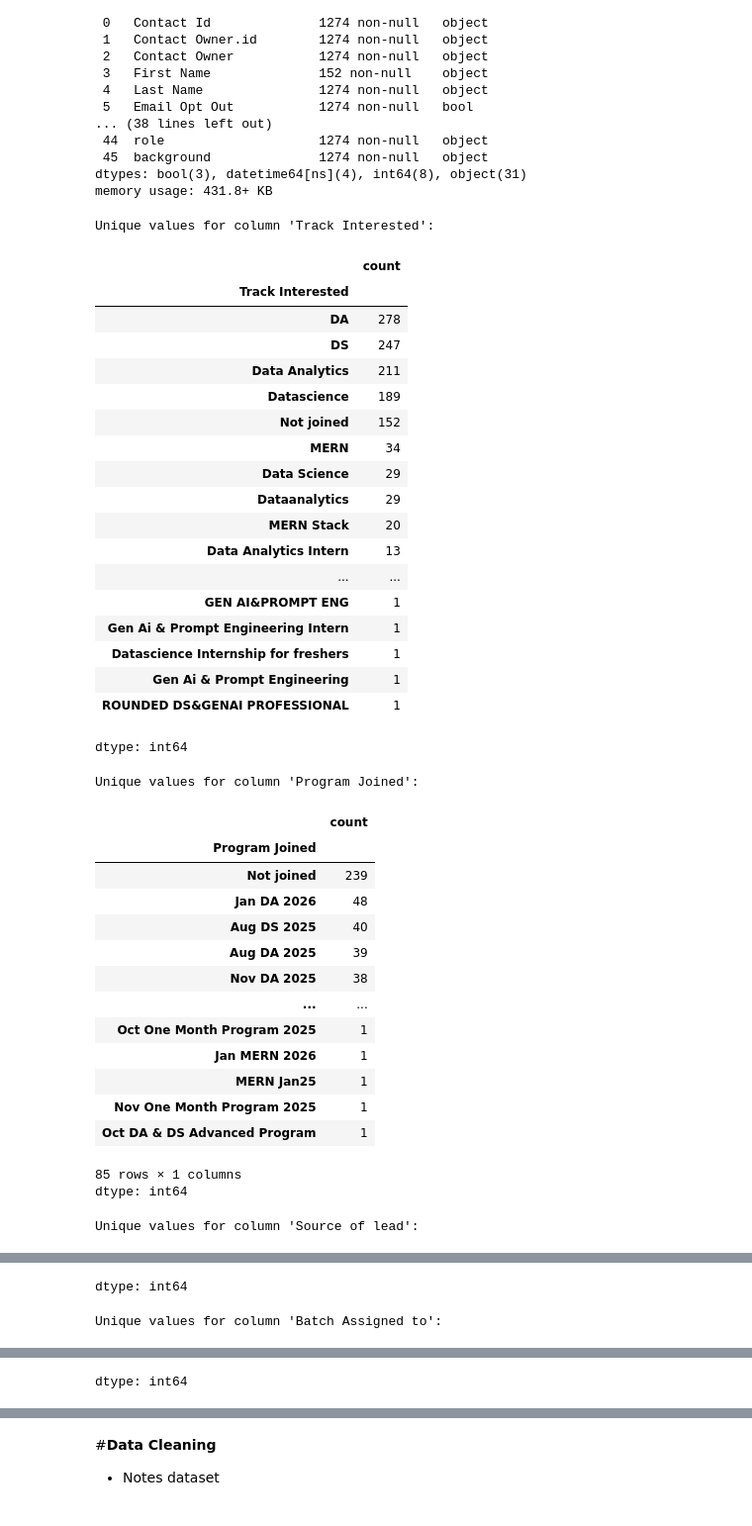
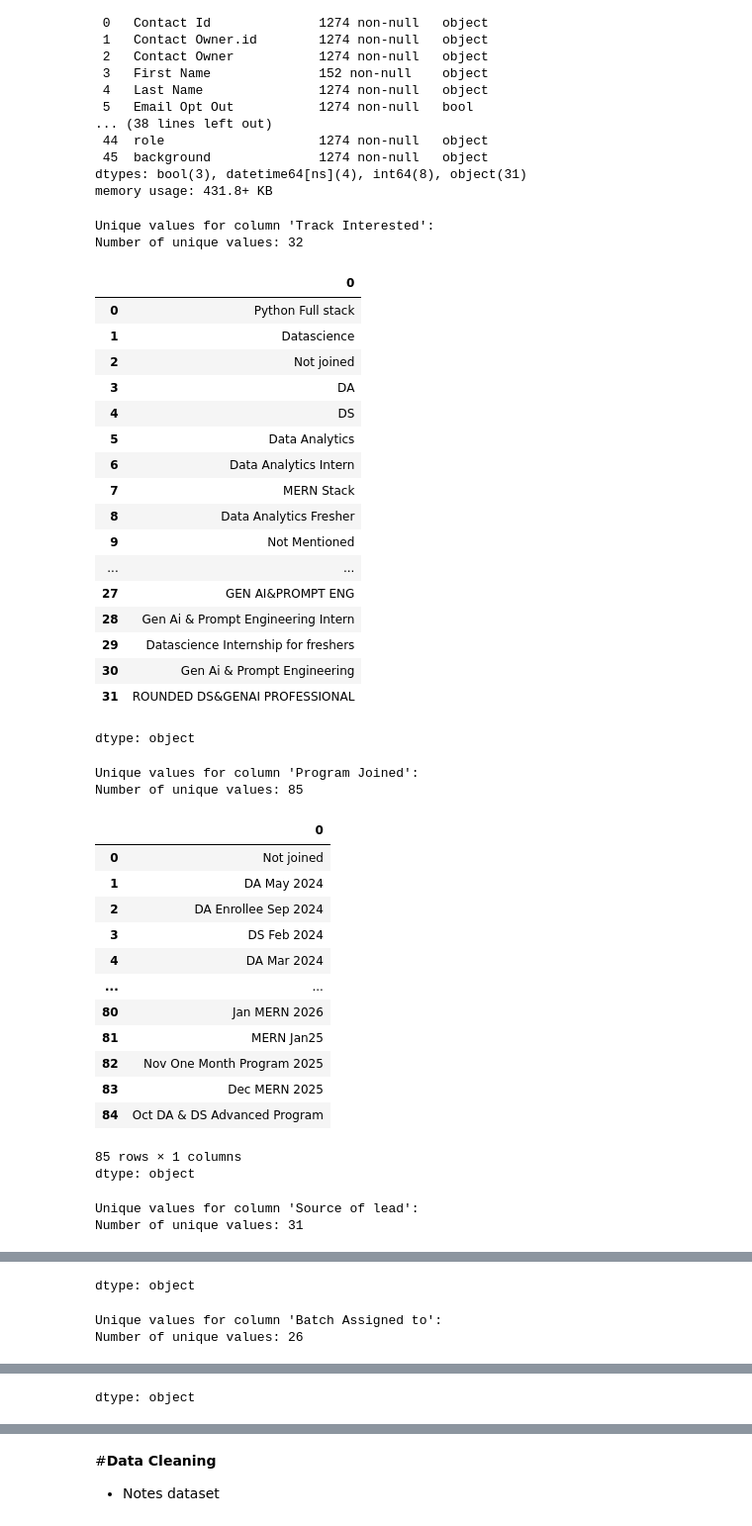
Before and after one commit to eldhosekroy/churn_prediction, a Jupyter notebook: Churn_data.ipynb, the cells around one changed output, grey strips where cells are left out. Shown at 99% size. Saved outputs shown, nothing was run; the diff lists cells and outputs as text; code cells hidden in the pictures.

```diff
--- a/Churn_data.ipynb
+++ b/Churn_data.ipynb
@@ -635,51 +635,52 @@ Data columns (total 46 columns):
 dtypes: bool(3), datetime64[ns](4), int64(8), object(31)
 memory usage: 431.8+ KB
 # %%
-# Displaying unique values for modified columns
 columns_to_display = [
     'Track Interested', 'Program Joined', 'Source of lead', 'Batch Assigned to',
     'Course', 'Gender', 'Mode of Program Joined', 'Program_Year', 'Program_Month',
     'Program_Name', 'role', 'background'
 ]
 
 for col in columns_to_display:
     print(f"\nUnique values for column '{col}':")
-    display(enrolled[col].value_counts(dropna=False))
+    print(f"Number of unique values: {enrolled[col].nunique()}")
+    display(pd.Series(enrolled[col].unique()))
 # %% [output]
 Unique values for column 'Track Interested':
+Number of unique values: 32
-|  | count |
-| Track Interested |  |
-| DA | 278 |
-| DS | 247 |
-| Data Analytics | 211 |
-| Datascience | 189 |
-| Not joined | 152 |
-| MERN | 34 |
-| Data Science | 29 |
-| Dataanalytics | 29 |
-| MERN Stack | 20 |
-| Data Analytics Intern | 13 |
+|  | 0 |
+| 0 | Python Full stack |
+| 1 | Datascience |
+| 2 | Not joined |
+| 3 | DA |
+| 4 | DS |
+| 5 | Data Analytics |
+| 6 | Data Analytics Intern |
+| 7 | MERN Stack |
+| 8 | Data Analytics Fresher |
+| 9 | Not Mentioned |
 | ... | ... |
-| GEN AI&PROMPT ENG | 1 |
-| Gen Ai & Prompt Engineering Intern | 1 |
-| Datascience Internship for freshers | 1 |
-| Gen Ai & Prompt Engineering | 1 |
-| ROUNDED DS&GENAI PROFESSIONAL | 1 |
+| 27 | GEN AI&PROMPT ENG |
+| 28 | Gen Ai & Prompt Engineering Intern |
+| 29 | Datascience Internship for freshers |
+| 30 | Gen Ai & Prompt Engineering |
+| 31 | ROUNDED DS&GENAI PROFESSIONAL |
-dtype: int64
+dtype: object
 Unique values for column 'Program Joined':
+Number of unique values: 85
-|  | count |
-| Program Joined |  |
-| Not joined | 239 |
-| Jan DA 2026 | 48 |
-| Aug DS 2025 | 40 |
-| Aug DA 2025 | 39 |
-| Nov DA 2025 | 38 |
+|  | 0 |
+| 0 | Not joined |
+| 1 | DA May 2024 |
+| 2 | DA Enrollee Sep 2024 |
+| 3 | DS Feb 2024 |
+| 4 | DA Mar 2024 |
 | ... | ... |
-| Oct One Month Program 2025 | 1 |
-| Jan MERN 2026 | 1 |
-| MERN Jan25 | 1 |
-| Nov One Month Program 2025 | 1 |
-| Oct DA & DS Advanced Program | 1 |
+| 80 | Jan MERN 2026 |
+| 81 | MERN Jan25 |
+| 82 | Nov One Month Program 2025 |
+| 83 | Dec MERN 2025 |
+| 84 | Oct DA & DS Advanced Program |
 85 rows × 1 columns
-dtype: int64
+dtype: object
 Unique values for column 'Source of lead':
+Number of unique values: 31
@@ -704,2 +704,3 @@ Unique values for column 'Source of lead':
-dtype: int64
+dtype: object
 Unique values for column 'Batch Assigned to':
+Number of unique values: 26
@@ -724,2 +724,2 @@ Unique values for column 'Batch Assigned to':
-dtype: int64
+dtype: object
 ... (24 outputs left out)
```
Also changed, not shown: parts of 2 cells of this notebook.
